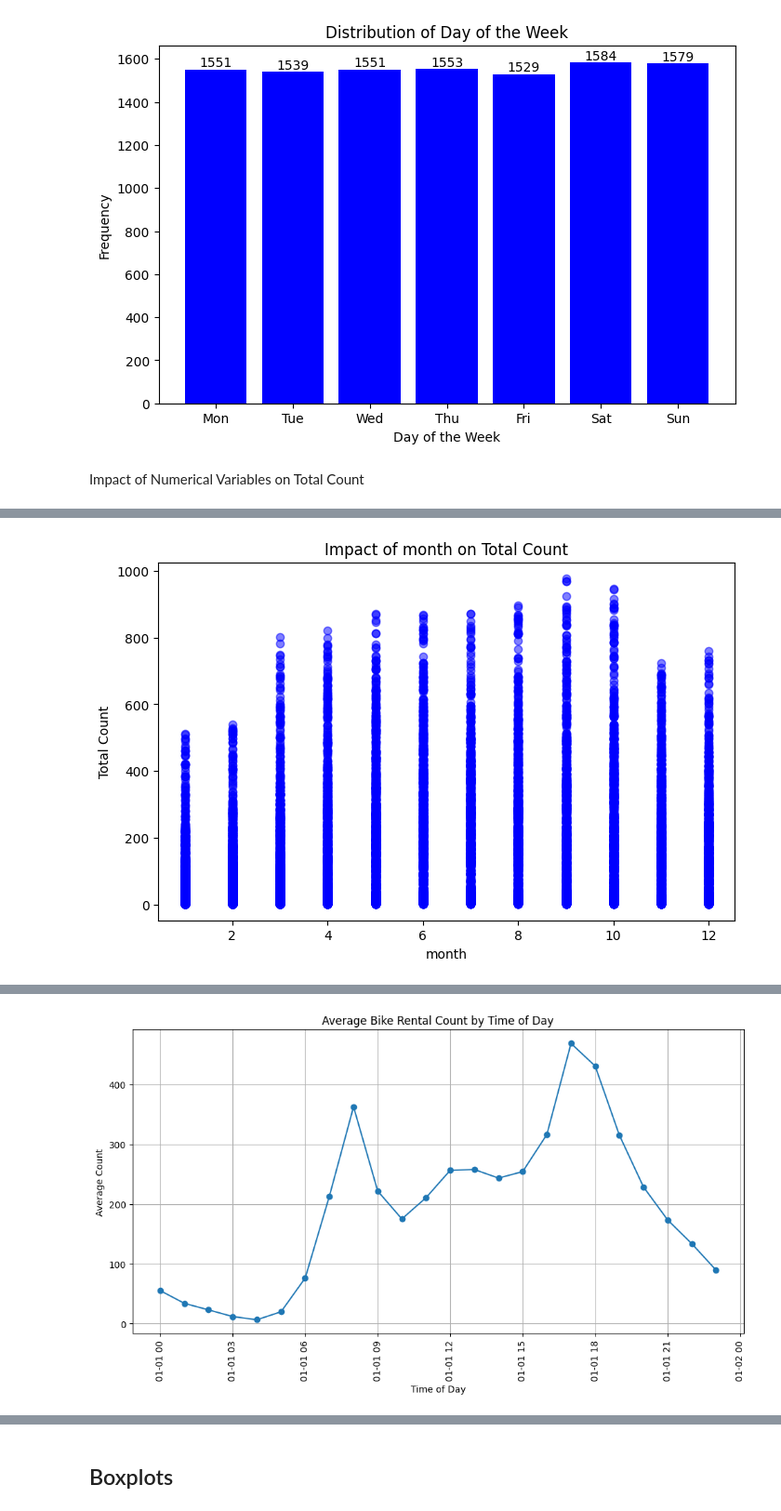
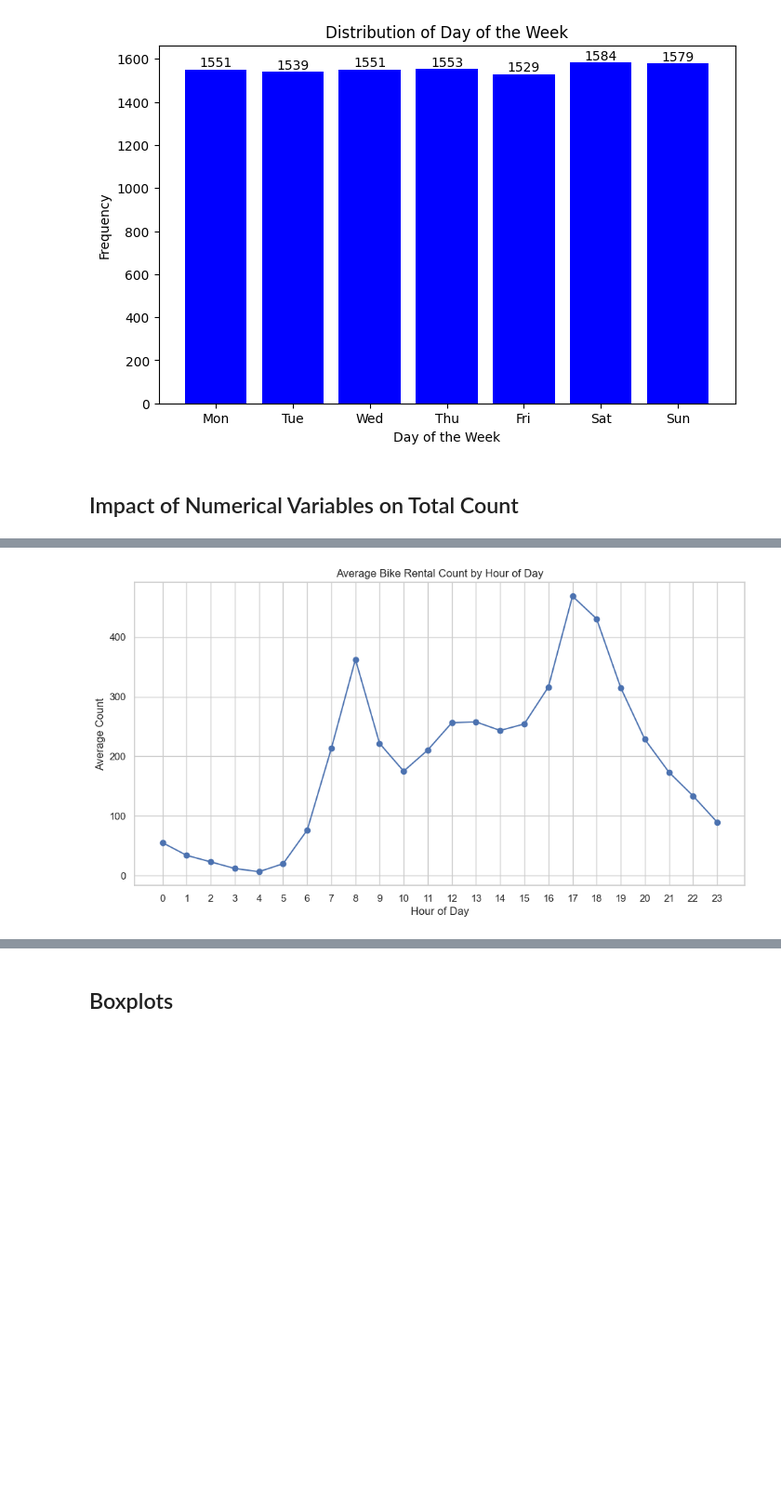
Before and after one commit to ArchibaldTheFirst/YuluBikesharing_Group5, a Jupyter notebook: Nature_of_Data.ipynb, the cells around one changed output, grey strips where cells are left out. Shown at 93% size. Drawn from its saved outputs; the diff is of its cells as text; code cells hidden in the pictures; blank space fills up the shorter version.

```diff
--- a/Nature_of_Data.ipynb
+++ b/Nature_of_Data.ipynb
@@ -223,7 +235,7 @@ for column, (labels, xlabel, ylabel, title) in distributions.items():
 [figure]
 [figure]
 # %% [markdown]
-Impact of Numerical Variables on Total Count
+## Impact of Numerical Variables on Total Count
 # %%
 # Define a function to plot scatter plots
 def plot_scatter(x, y, xlabel, ylabel, title, color='blue'):
@@ -287,11 +299,6 @@ plot_scatter(yulu_data_set['windspeed'], yulu_data_set['count'], 'Wind Speed', '
 # Plot line graph for wind speed
 plot_average_count_by_variable_line(yulu_data_set, 'windspeed', 'Average Bike Rental Count by Wind Speed', 'Wind Speed Range (m/s)', 'Average Count')
 
-# Plot scatter plot for day
-plot_scatter(yulu_data_set['day'], yulu_data_set['count'], 'Day', 'Total Count', 'Impact of day on Total Count')
-# Plot line graph for wind speed
-plot_average_count_by_variable_line(yulu_data_set, 'day', 'Average Bike Rental Count by day', 'Day', 'Average Count')
-
 # Plot scatter plot for month
 plot_scatter(yulu_data_set['month'], yulu_data_set['count'], 'month', 'Total Count', 'Impact of month on Total Count')
 # Plot line graph for wind speed
@@ -301,15 +308,15 @@ plot_average_count_by_variable_line(yulu_data_set, 'month', 'Average Bike Rental
 
 #Plot the time in relation to the average count
 # Group by 'time' and calculate the average 'count'
-average_count_by_time = yulu_data_set.groupby('time')['count'].mean().reset_index()
+average_count_by_hour= yulu_data_set.groupby('hour')['count'].mean().reset_index()
 
 # Plotting
 plt.figure(figsize=(12, 6))
-plt.plot(average_count_by_time['time'], average_count_by_time['count'], marker='o')
-plt.title('Average Bike Rental Count by Time of Day')
-plt.xlabel('Time of Day')
+plt.plot(average_count_by_hour['hour'], average_count_by_hour['count'], marker='o')
+plt.title('Average Bike Rental Count by Hour of Day')
+plt.xlabel('Hour of Day')
 plt.ylabel('Average Count')
-plt.xticks(rotation=90)  # Rotate the x-axis labels for better readability
+plt.xticks(range(0, 24))  # Ensure all hours are shown
 plt.grid(True)
 plt.show()
 
@@ -348 +355 @@ plt.show()
-[figure, old version]
+[figure, new version]
@@ -350 +356,0 @@ plt.show()
-[figure, removed]
```
Also changed, not shown: parts of 16 cells of this notebook.
